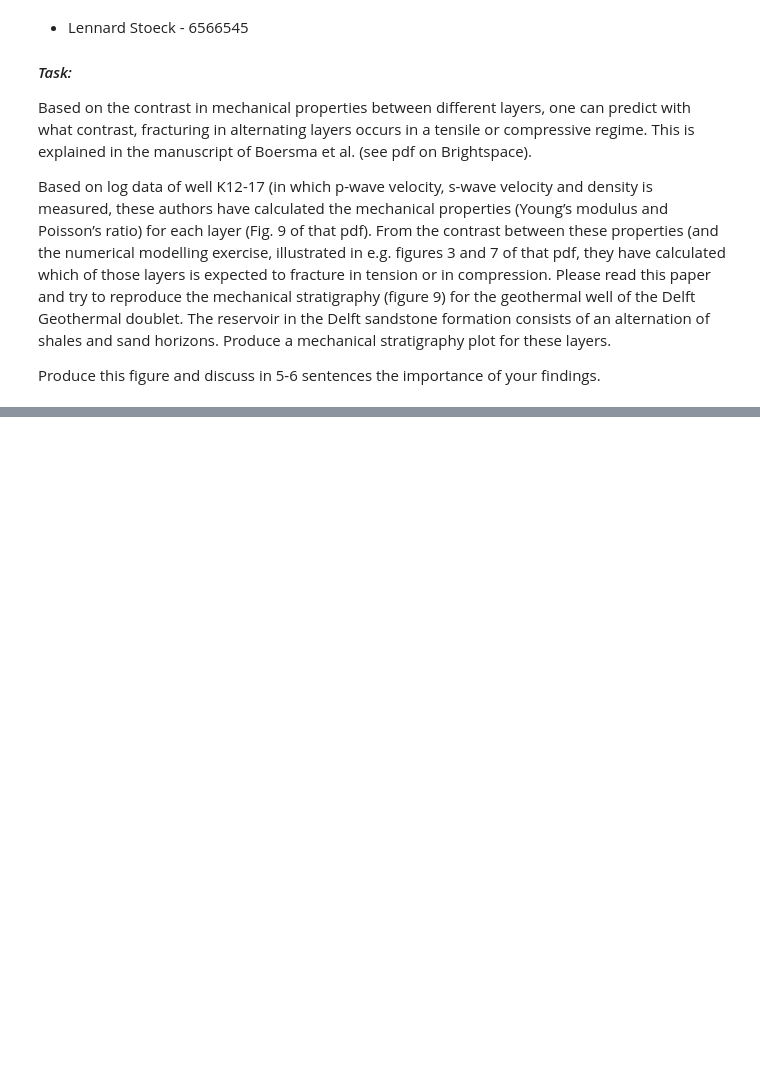
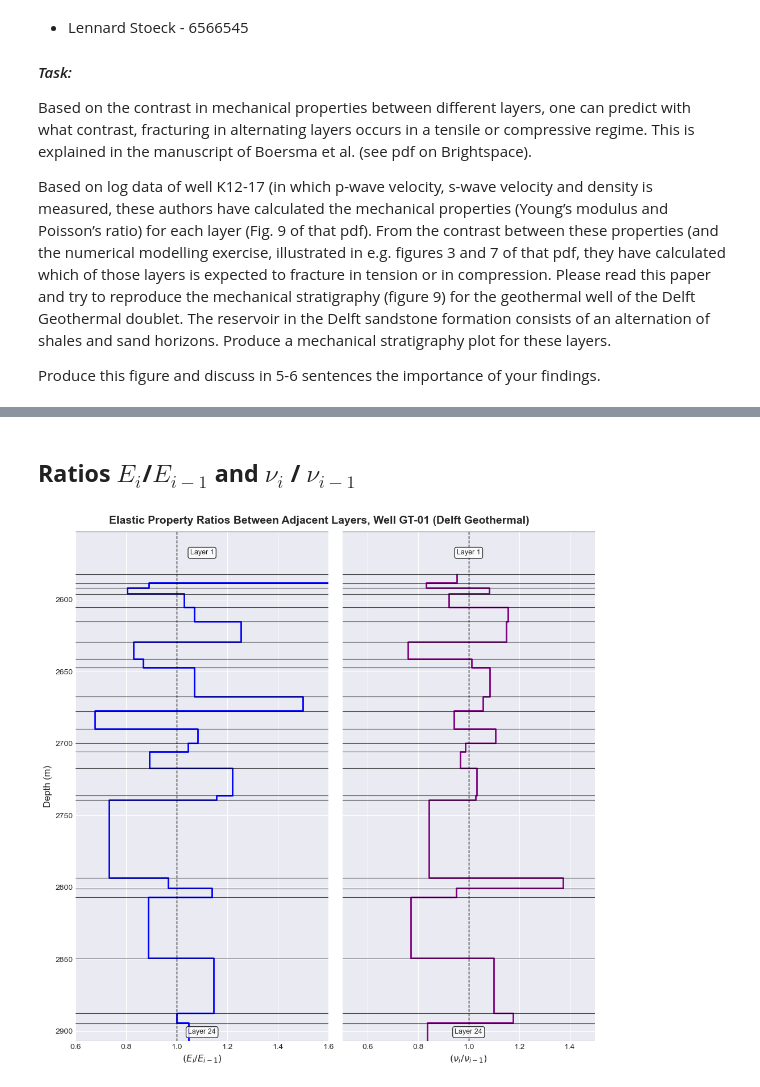
Before and after one commit to nandanajihha/Geomechanics-Q3, a Jupyter notebook: # Exercise GMSG 3/Report exercice 3.ipynb, the cells around one changed output, grey strips where cells are left out. Saved outputs shown, nothing was run; the diff lists cells and outputs as text; code cells hidden in the pictures; blank space fills up the shorter version.

```diff
--- a/# Exercise GMSG 3/Report exercice 3.ipynb
+++ b/# Exercise GMSG 3/Report exercice 3.ipynb
@@ -25,0 +374,77 @@ plt.style.use('seaborn-v0_8-darkgrid')
+# %% [markdown]
+## **Ratios  $E_i$/$E_{i-1}$ and $ν_i$ / $ν_{i-1}$**
+# %%
+# Calculating property ratios between consecutive layers
+layer_stats['E_ratio'] = layer_stats['E_avg'] / layer_stats['E_avg'].shift(1)
+layer_stats['nu_ratio'] = layer_stats['nu_avg'] / layer_stats['nu_avg'].shift(1)
+
+
+# Visualizing
+fig, axes = plt.subplots(1, 2, figsize=(10, 10), sharey=True)
+fig.suptitle('Elastic Property Ratios Between Adjacent Layers, Well GT-01 (Delft Geothermal)', fontsize=14, fontweight='bold')
+
+
+# Panel (a): Young's Modulus Ratio (E_i/E_{i-1}) - Step plot
+depths = []
+values_e_ratio = []
+for idx, row in layer_stats.iterrows():
+    if idx == 0:  # Layer 1 has no ratio
+        depths.extend([row['Depth_min'], row['Depth_max']])
+        values_e_ratio.extend([None, None])
+    elif not pd.isna(row['E_ratio']):
+        depths.extend([row['Depth_min'], row['Depth_max']])
+        values_e_ratio.extend([row['E_ratio'], row['E_ratio']])
+
+axes[0].plot(values_e_ratio, depths, color='blue', linewidth=2, drawstyle='steps-post')
+axes[0].axvline(x=1.0, color='black', linestyle='--', linewidth=1)
+
+
+# Add horizontal gridlines at layer boundaries
+for idx, row in layer_stats.iterrows():
+    axes[0].axhline(y=row['Depth_min'], color='black', linewidth=0.8, alpha=0.7)
+axes[0].axhline(y=layer_stats.iloc[-1]['Depth_max'], color='black', linewidth=0.8, alpha=0.7)
+axes[0].set_xlabel('$(E_i/E_{i-1})$', fontsize=12)
+axes[0].set_ylabel('Depth (m)', fontsize=12)
+axes[0].invert_yaxis()
+axes[0].set_xlim(0.6, 1.6)
+axes[0].set_ylim(layer_stats.iloc[-1]['Depth_max'], layer_stats.iloc[0]['Depth_min'])
+# Add Layer text
+axes[0].text(1.1, layer_stats.iloc[0]['Depth_mid'], 'Layer 1',
+             ha='center', va='center', fontsize=9, bbox=dict(boxstyle='round', facecolor='white', alpha=0.8))
+axes[0].text(1.1, layer_stats.iloc[-1]['Depth_mid'], f'Layer {len(layer_stats)}',
+             ha='center', va='center', fontsize=9, bbox=dict(boxstyle='round', facecolor='white', alpha=0.8))
+
+
+# Panel (b): Poisson's Ratio (ν_i/ν_{i-1}) - Step plot
+depths = []
+values_nu_ratio = []
+for idx, row in layer_stats.iterrows():
+    if idx == 0:  # Layer 1 has no ratio
+        depths.extend([row['Depth_min'], row['Depth_max']])
+        values_nu_ratio.extend([None, None])
+    elif not pd.isna(row['nu_ratio']):
+        depths.extend([row['Depth_min'], row['Depth_max']])
+        values_nu_ratio.extend([row['nu_ratio'], row['nu_ratio']])
+
+axes[1].plot(values_nu_ratio, depths, color='purple', linewidth=2, drawstyle='steps-post')
+axes[1].axvline(x=1.0, color='black', linestyle='--', linewidth=1)
+
+
+# Add horizontal gridlines at layer boundaries
+for idx, row in layer_stats.iterrows():
+    axes[1].axhline(y=row['Depth_min'], color='black', linewidth=0.8, alpha=0.7)
+axes[1].axhline(y=layer_stats.iloc[-1]['Depth_max'], color='black', linewidth=0.8, alpha=0.7)
+axes[1].set_xlabel(r'$(\nu_i/\nu_{i-1})$', fontsize=12)
+
+
+axes[1].set_xlim(0.5, 1.5)
+# Add Layer text
+axes[1].text(1.0, layer_stats.iloc[0]['Depth_mid'], 'Layer 1',
+             ha='center', va='center', fontsize=9, bbox=dict(boxstyle='round', facecolor='white', alpha=0.8))
+axes[1].text(1.0, layer_stats.iloc[-1]['Depth_mid'], f'Layer {len(layer_stats)}',
+             ha='center', va='center', fontsize=9, bbox=dict(boxstyle='round', facecolor='white', alpha=0.8))
+
+plt.tight_layout()
+plt.show()
+# %% [output]
+[figure, added]
```
Also changed, not shown: parts of 19 cells of this notebook.
